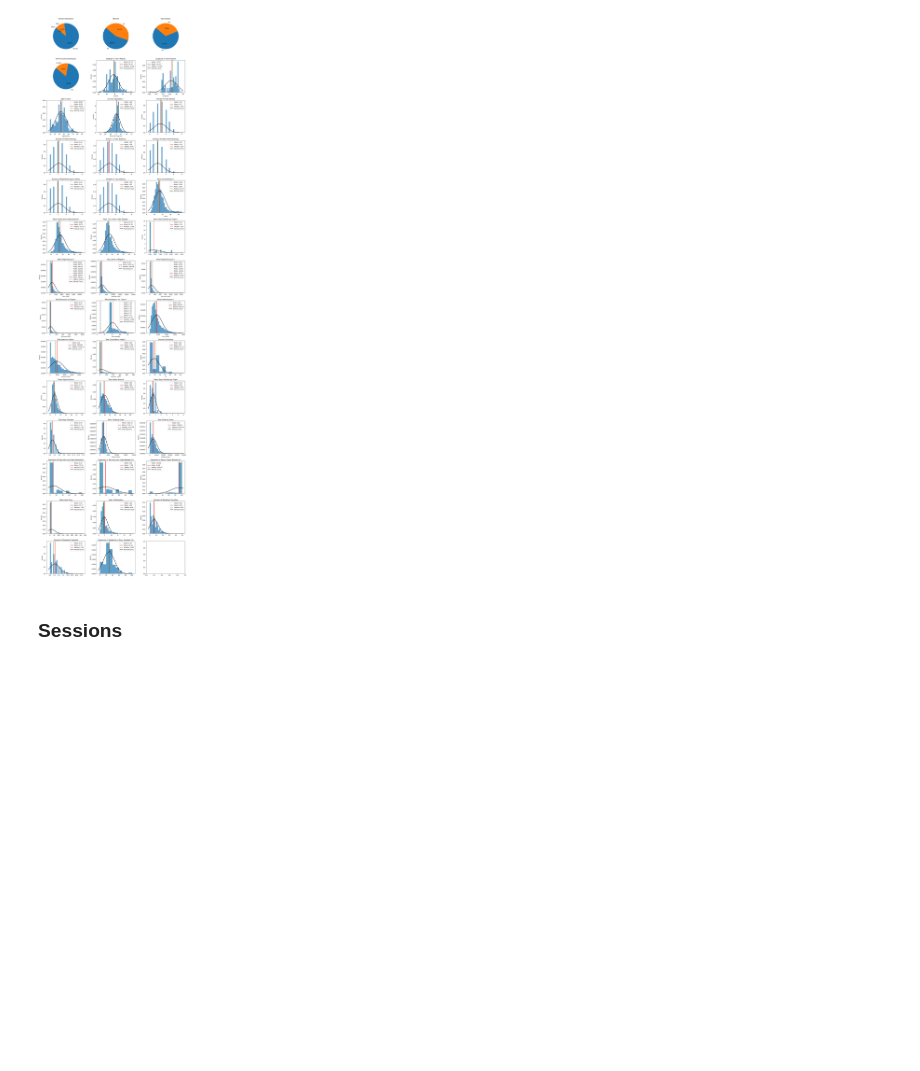
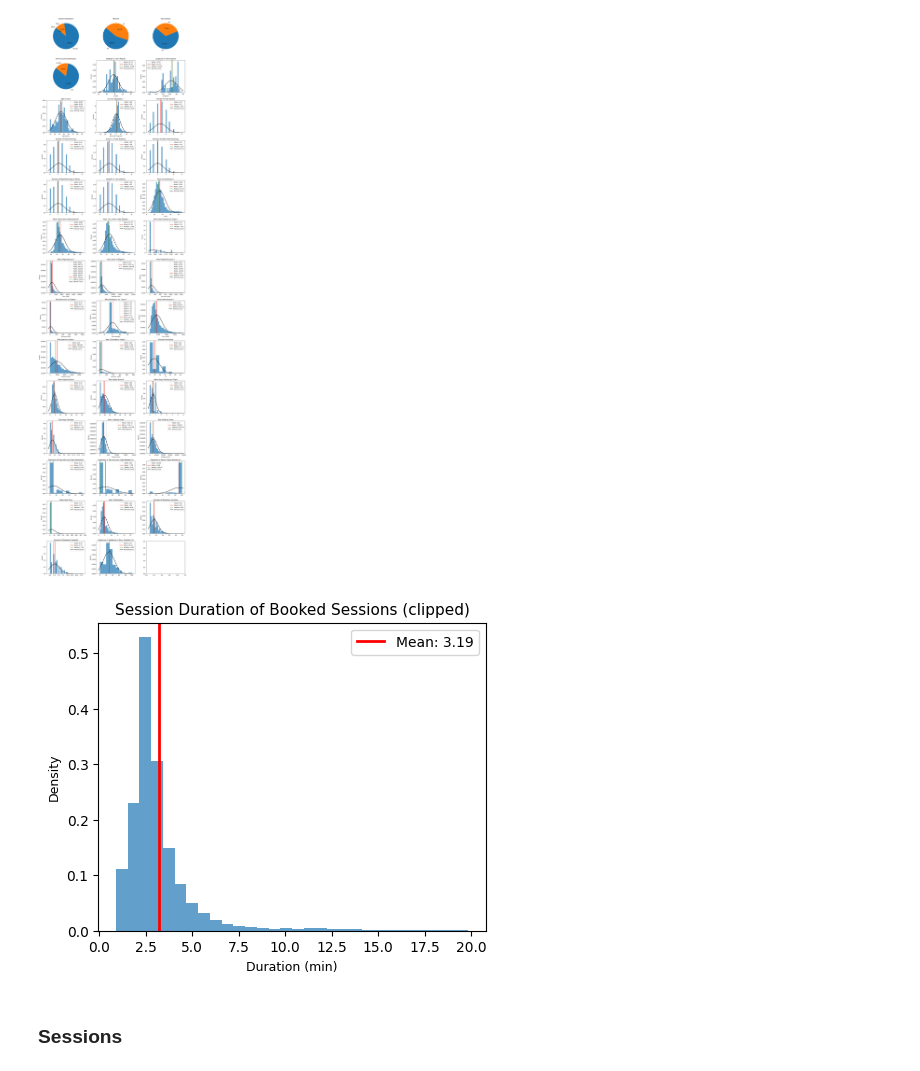
Before and after one commit to kalleoferraz/traveltida-rewards-program, a Jupyter notebook: notebooks/EDA.ipynb, the cells around one changed output. Drawn from its saved outputs; the diff is of its cells as text; code cells hidden in the pictures; blank space fills up the shorter version.

```diff
--- a/notebooks/EDA.ipynb
+++ b/notebooks/EDA.ipynb
@@ -119,6 +119,11 @@ PlotGrid(n_cols=3).plot_all([
 # %% [output]
 * = with outliers clipped above 3 standard deviations from the mean
 [figure]
+# %%
+xxx = sessions[(sessions.flight_booked) | (sessions.hotel_booked)]
+Histogram(xxx[xxx.session_duration < 20].session_duration, 'Session Duration of Booked Sessions (clipped)', 'Duration (min)', figsize=(5,4)).plot()
+# %% [output]
+[figure, added]
 # %% [markdown]
 ### Sessions
 # %%
```
Also changed, not shown: parts of 3 cells of this notebook, 5 other files.
